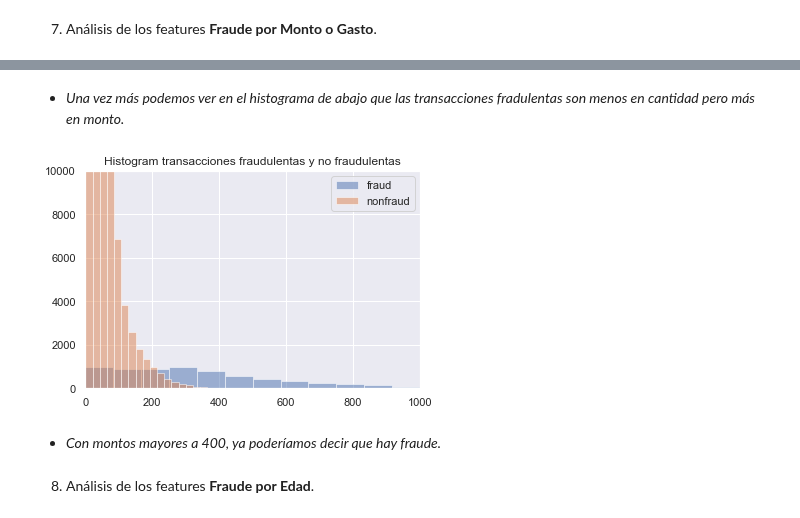
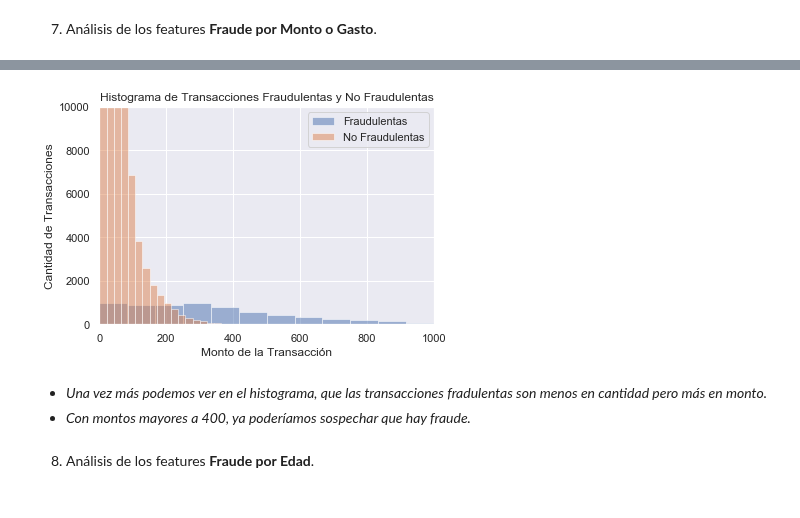
Before and after one commit to alseveso/AcamicaDS, a Jupyter notebook: Proyecto 4/Proyecto 04_Alejandra Seveso.ipynb, the cells around one changed output, grey strips where cells are left out. Saved outputs shown, nothing was run; the diff lists cells and outputs as text; code cells hidden in the pictures.

```diff
--- a/Proyecto 4/Proyecto 04_Alejandra Seveso.ipynb
+++ b/Proyecto 4/Proyecto 04_Alejandra Seveso.ipynb
@@ -228,0 +223,3 @@ plt.show()
+# %%
+fraudulentas = banksim.loc[banksim.fraud == 1]
+no_fraudulentas = banksim.loc[banksim.fraud == 0]
@@ -269,17 +264,18 @@ No handles with labels found to put in legend.
+# %%
+plt.hist(data = fraudulentas, x = 'amount', alpha=0.5, label='Fraudulentas',bins=100)
+plt.hist(data = no_fraudulentas, x = 'amount', alpha=0.5, label='No Fraudulentas',bins=100)
+plt.title("Histograma de Transacciones Fraudulentas y No Fraudulentas")
+plt.xlabel('Monto de la Transacción');
+plt.ylabel('Cantidad de Transacciones');
+plt.ylim(0,10000)
+plt.xlim(0,1000)
+plt.legend()
+plt.show()
+# %% [output]
+[figure, added]
 # %% [markdown]
-* *Una vez más podemos ver en el histograma de abajo que las transacciones fradulentas son menos en cantidad pero más en monto.*
+* *Una vez más podemos ver en el histograma, que las transacciones fradulentas son menos en cantidad pero más en monto.*
+* *Con montos mayores a 400, ya poderíamos sospechar que hay fraude.*
-# %%
-plt.hist(data = df_fraud, x = 'amount', alpha=0.5, label='fraud',bins=100)
-plt.hist(data = df_non_fraud, x = 'amount', alpha=0.5, label='nonfraud',bins=100)
-plt.title("Histogram transacciones fraudulentas y no fraudulentas")
-plt.ylim(0,10000)
-plt.xlim(0,1000)
-plt.legend()
-plt.show()
-# %% [output]
-[figure, removed]
-# %% [markdown]
-* *Con montos mayores a 400, ya poderíamos decir que hay fraude.*
 # %% [markdown]
 8. Análisis de los features **Fraude por Edad**.
 # %%
```
Also changed, not shown: parts of 30 cells of this notebook, 1 other file.
